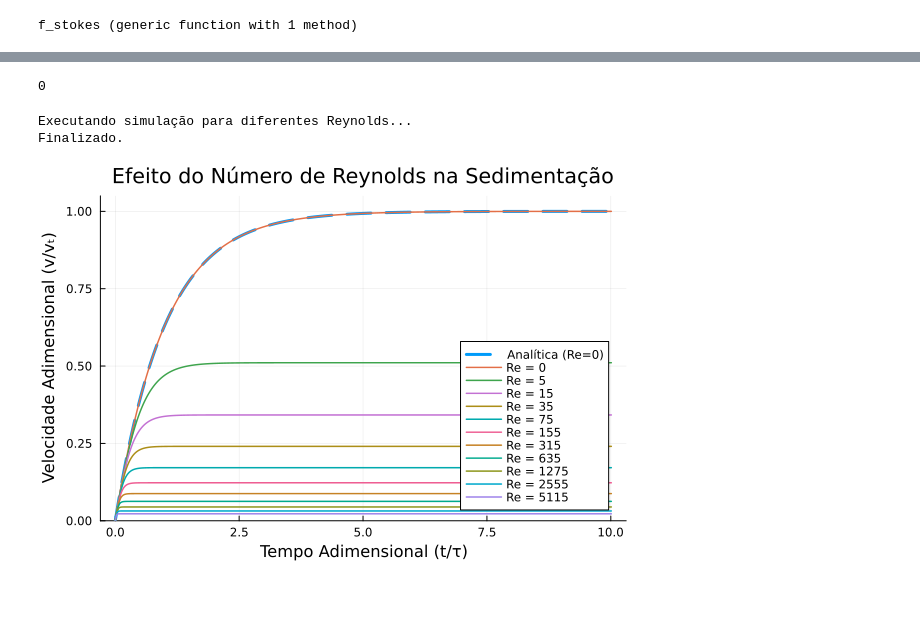
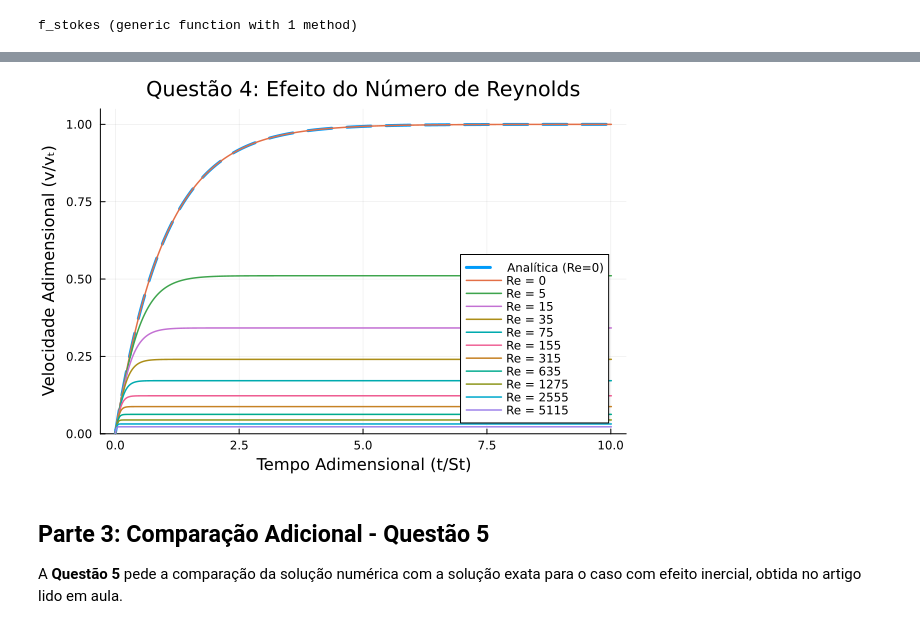
Before and after one commit to opdrin09/MNCM, a Jupyter notebook: Tarefa1.ipynb, the cells around one changed output, grey strips where cells are left out. Drawn from its saved outputs; the diff is of its cells as text; code cells hidden in the pictures; blank space fills up the shorter version.

```diff
--- a/Tarefa1.ipynb
+++ b/Tarefa1.ipynb
@@ -122,40 +149,33 @@ f_quadratica (generic function with 1 method)
 # %%
+# Define a equação com o termo de arrasto quadrático
+f_quadratica(t, v, Re) = (-v - (3/8) * Re * v^2 + 1) / St
+
 # Cria um novo gráfico, começando com a solução de Re=0 como referência
 grafico_reynolds = plot(tempo_analitico, velocidade_analitica,
     ylabel="Velocidade Adimensional (v/vₜ)",
-    xlabel="Tempo Adimensional (t/τ)",
+    xlabel="Tempo Adimensional (t/St)",
     label="Analítica (Re=0)",
-    linewidth=3,
-    linestyle=:dash,
-    ylims=(0, 1.05),
-    legend=:bottomright,
-    title="Efeito do Número de Reynolds na Sedimentação"
+    linewidth=3, linestyle=:dash, ylims=(0, 1.05), legend=:bottomright,
+    title="Questão 4: Efeito do Número de Reynolds"
 )
-display(0)
+
+# Loop para calcular a solução numérica para vários valores de Re
+Δt_fixo = 0.01
+for i in 0:10
+    Re = 5.0 * 2^(i) - 5.0
+    f_com_re(t, v) = f_quadratica(t, v, Re)
+    tempo_numerico, velocidade_numerica = resolver_rk(f_com_re, 0.0, 0.0, T_MAXIMO, Δt_fixo)
+
+    plot!(grafico_reynolds, tempo_numerico, velocidade_numerica,
+        label="Re = $(round(Int, Re))",
+        linewidth=1.5
+    )
+end
+
+display(grafico_reynolds)
 # %% [output]
-0
+[figure, added]
-# %%
-# Loop para calcular e plotar a solução numérica para vários valores de Re
-println("Executando simulação para diferentes Reynolds...")
-Δt_fixo = 0.01
-
-for i in 0:10
-    Re = 5.0 * 2^(i) - 5.0
-    f_com_re(t, v) = f_quadratica(t, v, Re)
-    tempo_numerico, velocidade_numerica = resolver_rk4(f_com_re, 0.0, 0.0, T_MAXIMO, Δt_fixo)
-
-    plot!(grafico_reynolds, tempo_numerico, velocidade_numerica,
-        label="Re = $(round(Int, Re))",
-        linestyle=:solid,
-        linewidth=1.5
-    )
-end
-println("Finalizado.")
-# %% [output]
-Executando simulação para diferentes Reynolds...
-Finalizado.
-# %%
-# Exibe o gráfico final da simulação 2
-display(grafico_reynolds)
-# %% [output]
-[figure, removed]
+# %% [markdown]
+## Parte 3: Comparação Adicional - Questão 5
+
+A **Questão 5** pede a comparação da solução numérica com a solução exata para o caso com efeito inercial, obtida no artigo lido em aula.
```
Also changed, not shown: parts of 15 cells of this notebook.
